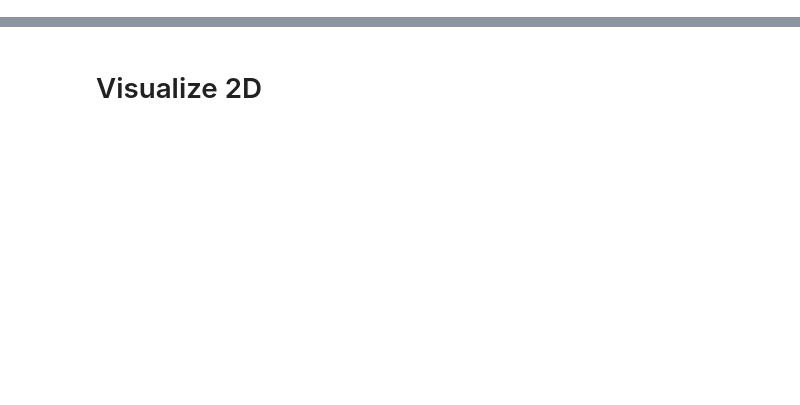
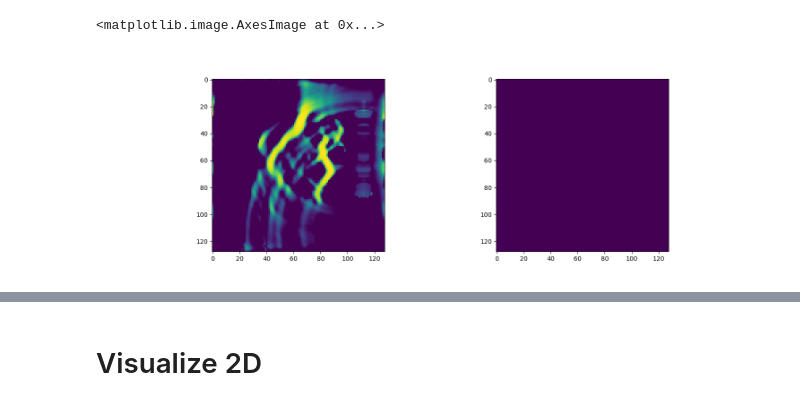
Before and after one commit to grindstm/pat, a Jupyter notebook: vis.ipynb, the cells around one changed output, grey strips where cells are left out. Cells and saved outputs as stored; diff of their text form; code cells hidden in the pictures; blank space fills up the shorter version.

```diff
--- a/vis.ipynb
+++ b/vis.ipynb
@@ -35,0 +60,10 @@ import reconstruct as r
+# %%
+
+mu_r = np.load(u.file(u.mu_r_path, 1, 2))
+c_r = np.load(u.file(u.c_r_path, 0, 0))
+fig, ax = plt.subplots(1, 2, figsize=(15, 5))
+ax[0].imshow(mu_r)
+ax[1].imshow(c_r)
+# %% [output]
+<matplotlib.image.AxesImage at 0x...>
+[figure, added]
```
Also changed, not shown: parts of 25 cells of this notebook, 21 other files.
